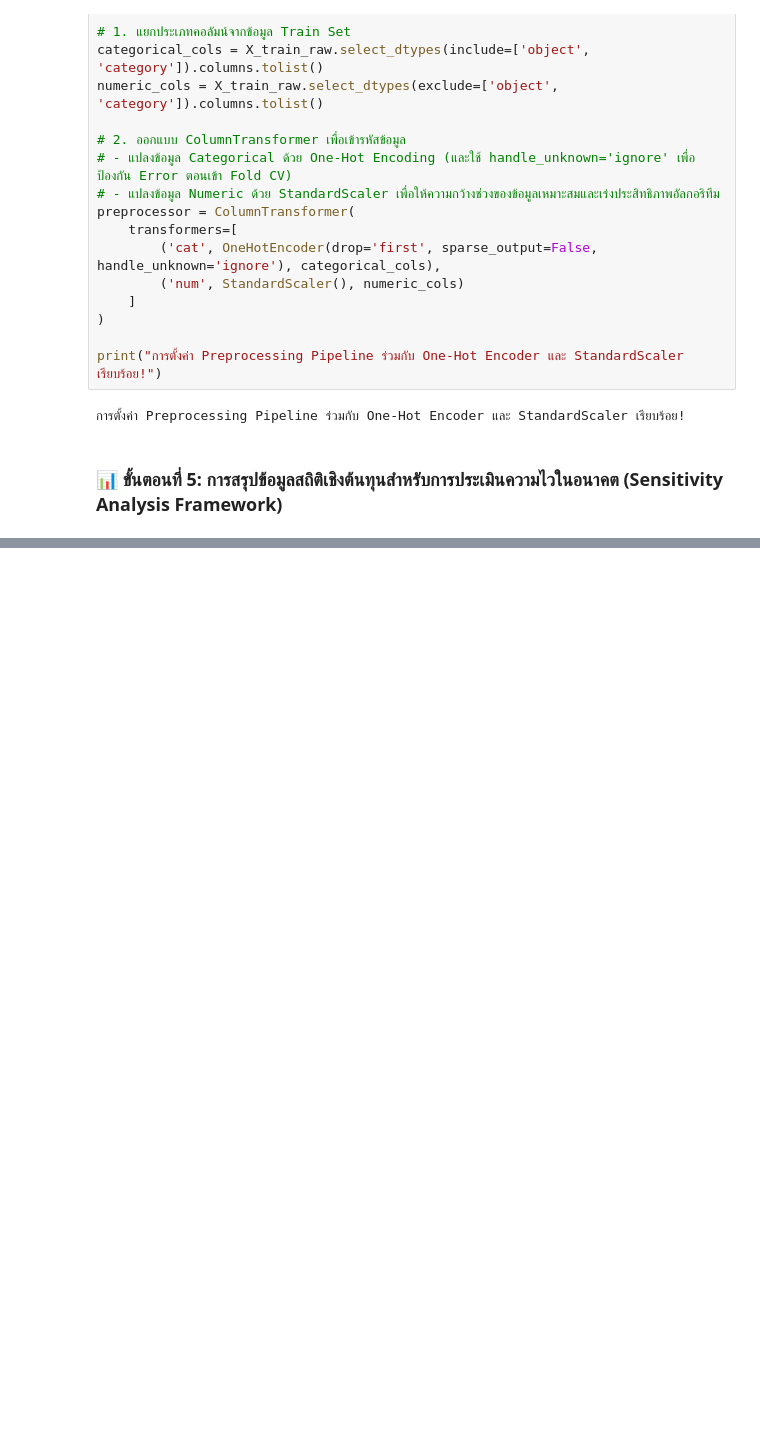
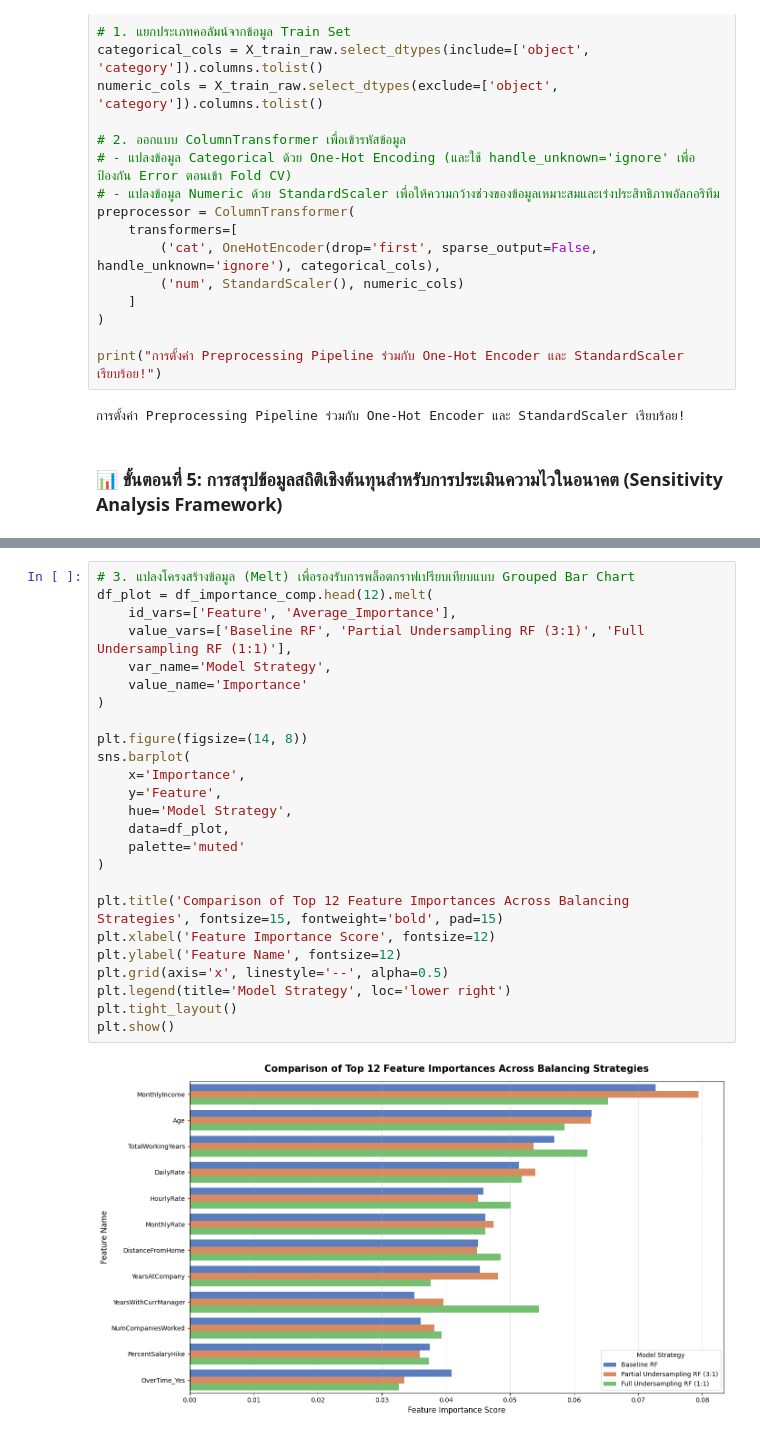
Before and after one commit to rtmyy/master-is-project, a Jupyter notebook: kaggle_dataset.ipynb, the cells around one changed output, grey strips where cells are left out. Saved outputs shown, nothing was run; the diff lists cells and outputs as text; blank space fills up the shorter version.

```diff
--- a/kaggle_dataset.ipynb
+++ b/kaggle_dataset.ipynb
@@ -2404,0 +2610,27 @@ display(df_cost_scenarios)
+# %%
+# 3. แปลงโครงสร้างข้อมูล (Melt) เพื่อรองรับการพล็อตกราฟเปรียบเทียบแบบ Grouped Bar Chart
+df_plot = df_importance_comp.head(12).melt(
+    id_vars=['Feature', 'Average_Importance'],
+    value_vars=['Baseline RF', 'Partial Undersampling RF (3:1)', 'Full Undersampling RF (1:1)'],
+    var_name='Model Strategy',
+    value_name='Importance'
+)
+
+plt.figure(figsize=(14, 8))
+sns.barplot(
+    x='Importance',
+    y='Feature',
+    hue='Model Strategy',
+    data=df_plot,
+    palette='muted'
+)
+
+plt.title('Comparison of Top 12 Feature Importances Across Balancing Strategies', fontsize=15, fontweight='bold', pad=15)
+plt.xlabel('Feature Importance Score', fontsize=12)
+plt.ylabel('Feature Name', fontsize=12)
+plt.grid(axis='x', linestyle='--', alpha=0.5)
+plt.legend(title='Model Strategy', loc='lower right')
+plt.tight_layout()
+plt.show()
+# %% [output]
+[figure, added]
```
Also changed, not shown: parts of 7 cells of this notebook.
